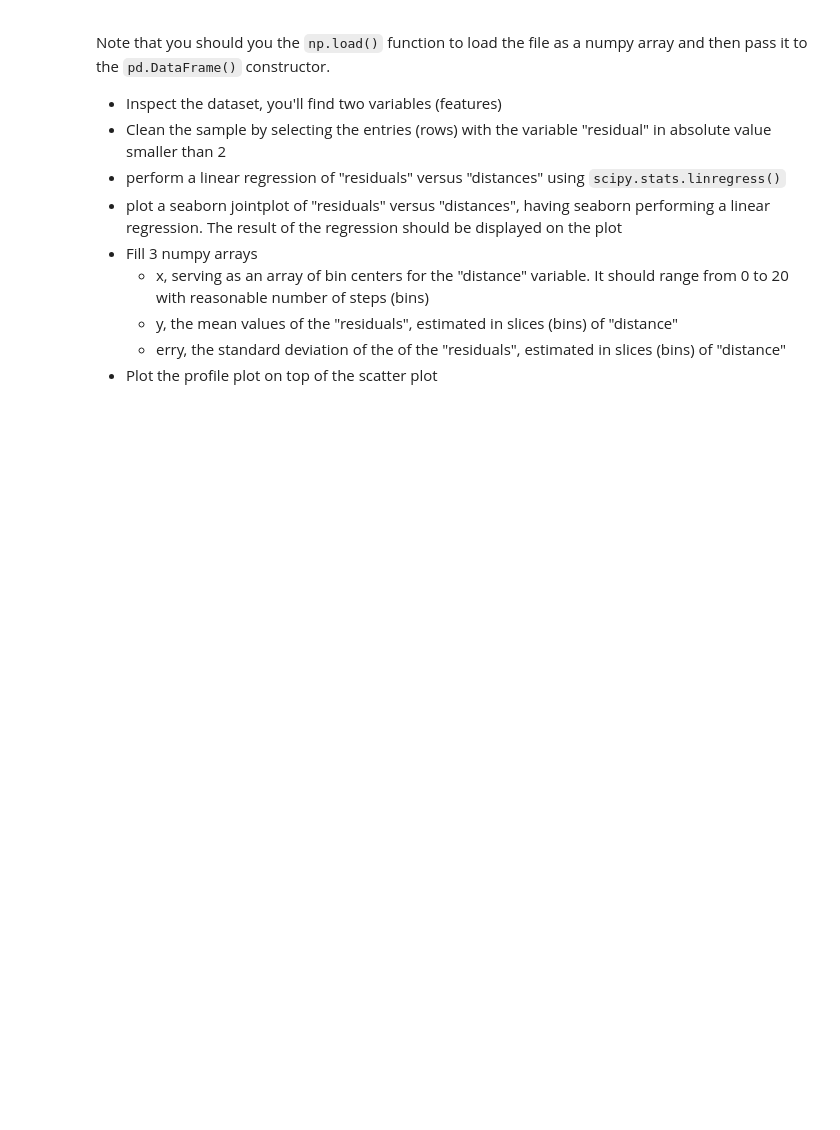
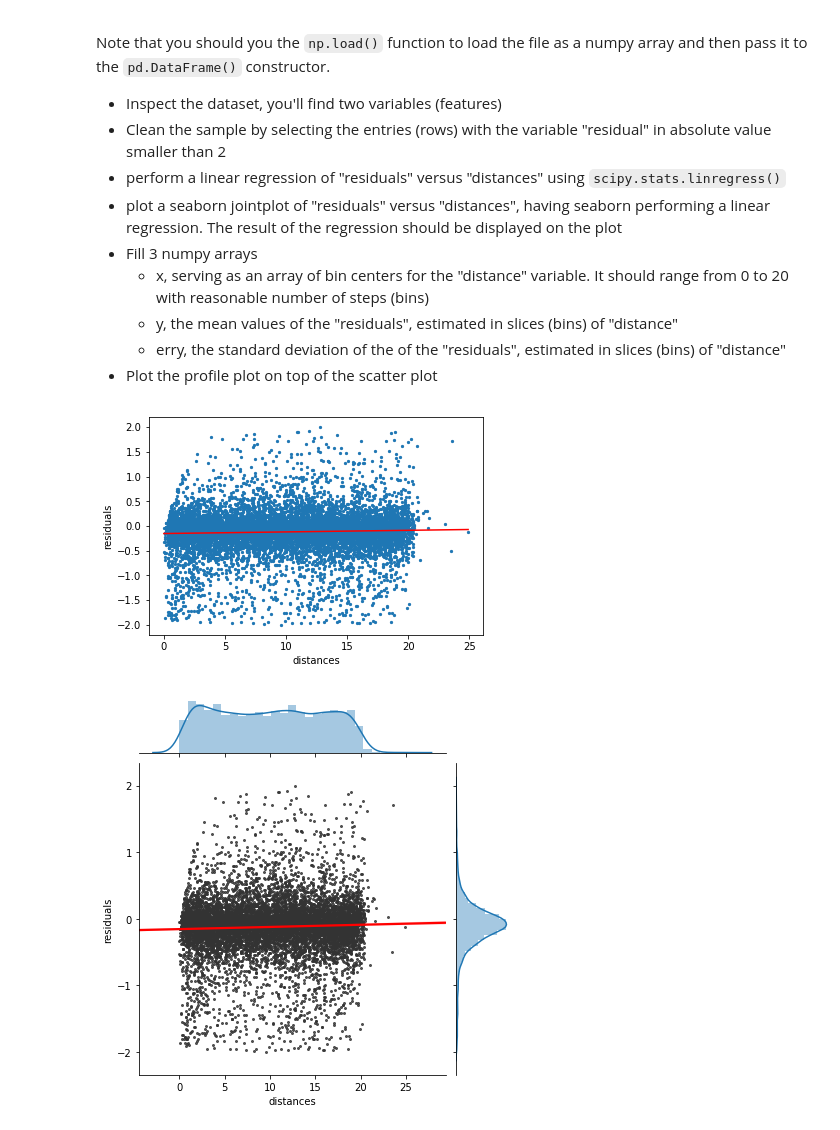
Before and after one commit to marcellobullo/LaboratoryOfComputationalPhysics, a Jupyter notebook: 06ex_Visualization.ipynb, the cells around one changed output. Drawn from its saved outputs; the diff is of its cells as text; code cells hidden in the pictures; blank space fills up the shorter version.

```diff
--- a/06ex_Visualization.ipynb
+++ b/06ex_Visualization.ipynb
@@ -141,0 +218,27 @@ Note that you should you the `np.load()` function to load the file as a numpy ar
+# %%
+df = pd.DataFrame( np.load('residuals_261.npy').item() )
+#print( df[ 0:50 ] )
+df = df[ np.abs( df['residuals'] ) < 2 ]
+lin_reg = sp.stats.linregress( df['distances'], df['residuals'])
+
+plt.scatter( df['distances'], df['residuals'], s=5 )
+d_ = np.linspace( np.min( df['distances'] ), np.max( df['distances'] ) )
+plt.plot( d_, lin_reg.slope*d_ + lin_reg.intercept, 'r' )
+plt.xlabel('distances')
+plt.ylabel('residuals')
+plt.show()
+
+g = sns.jointplot('distances',
+                  'residuals',
+                  data=df,
+                  kind='reg',
+                  scatter_kws = {'s':4, 'color':'.2'},
+                  line_kws = {'color':'red', 'label':'regression line'}
+                 )
+#g = g.plot_joint(sns.regplot, cmap="Purples_d")
+#g.plot_marginals(sns.kdeplot, color="g", shade=False)
+#g.plot_marginals(sns.distplot, kde=True, color="m")
+#g.plot_joint(sns.regplot, scatter=False, color='g')
+# %% [output]
+[figure, added]
+[figure, added]
```
Also changed, not shown: parts of 5 cells of this notebook, 4 other files.
